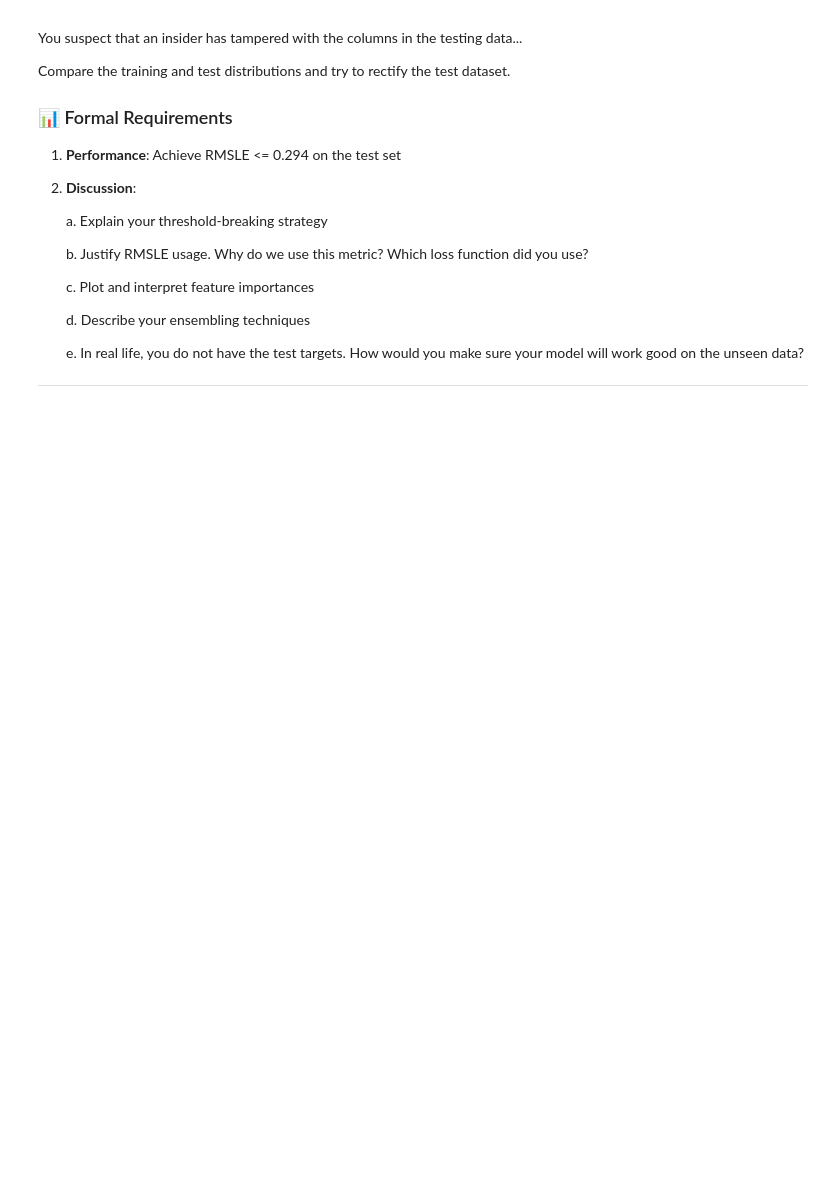
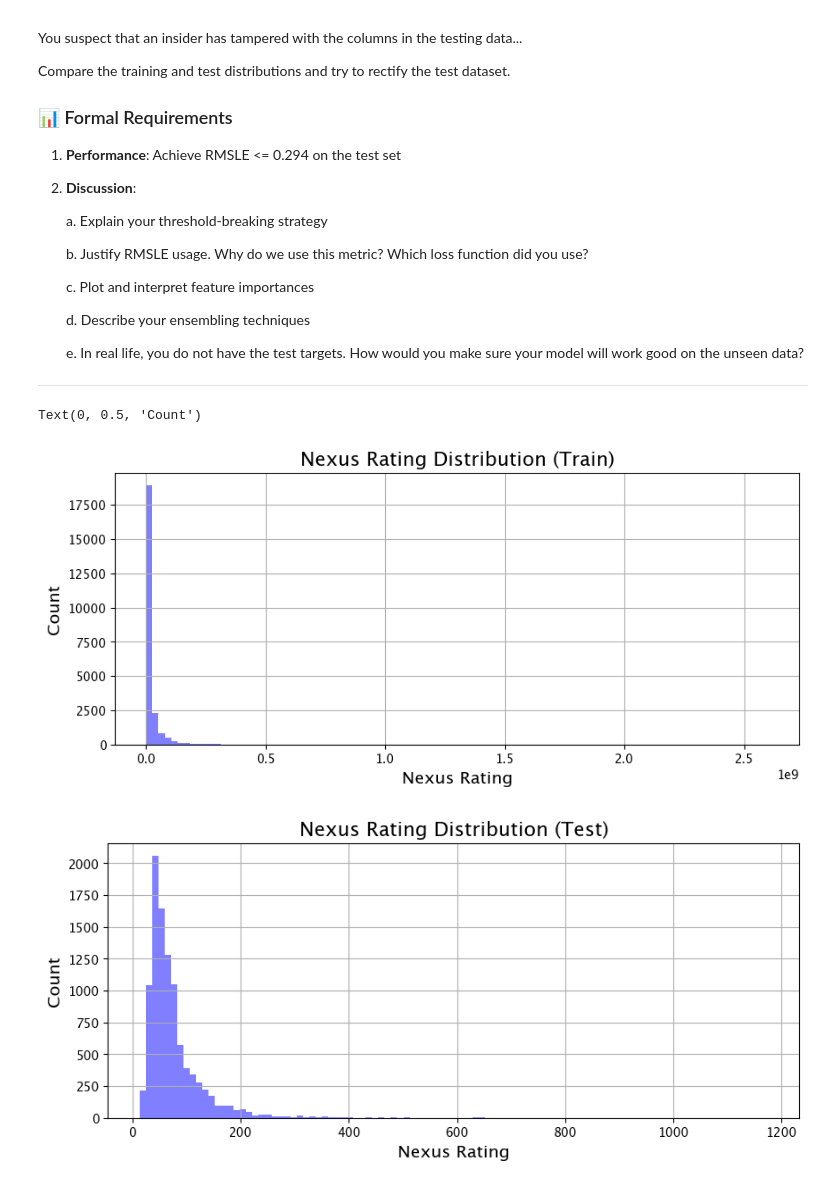
Before and after one commit to Afrasum/TDT4172, a Jupyter notebook: assignment_1/Chapter_1.ipynb, the cells around one changed output. Cells and saved outputs as stored; diff of their text form; code cells hidden in the pictures; blank space fills up the shorter version.

```diff
--- a/assignment_1/Chapter_1.ipynb
+++ b/assignment_1/Chapter_1.ipynb
@@ -563,6 +461,16 @@ test = pd.read_csv('final_mission_test.csv')
 # %%
 fig, ax = plt.subplots(1, 1, figsize=(10, 4))
 train['nexus_rating'].hist(bins=100, ax=ax, color='blue', alpha=0.5, label='Train Target Distributuon')
 ax.set_title('Nexus Rating Distribution (Train)', fontsize=16)
 ax.set_xlabel('Nexus Rating', fontsize=14)
 ax.set_ylabel('Count', fontsize=14)
+
+fig, ax = plt.subplots(1, 1, figsize=(10, 4))
+test['nexus_rating'].hist(bins=100, ax=ax, color='blue', alpha=0.5, label='Train Target Distributuon')
+ax.set_title('Nexus Rating Distribution (Test)', fontsize=16)
+ax.set_xlabel('Nexus Rating', fontsize=14)
+ax.set_ylabel('Count', fontsize=14)
+# %% [output]
+Text(0, 0.5, 'Count')
+[figure, added]
+[figure, added]
```
Also changed, not shown: parts of 34 cells of this notebook, 2 other files.
